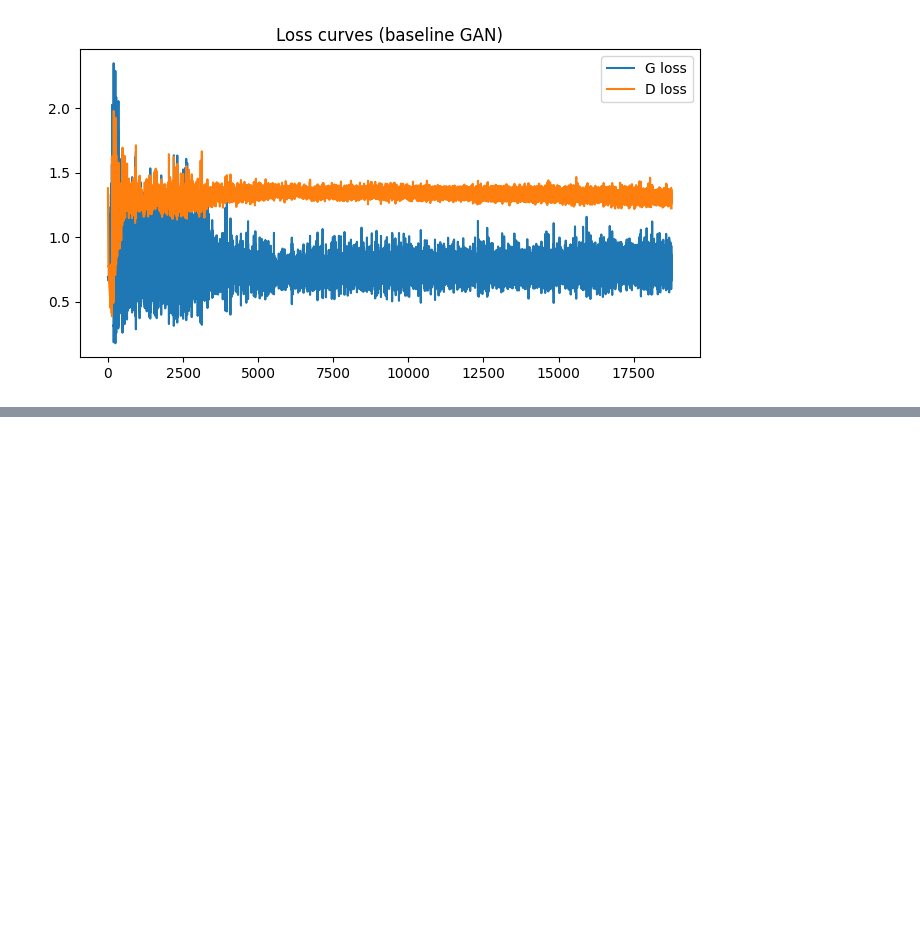
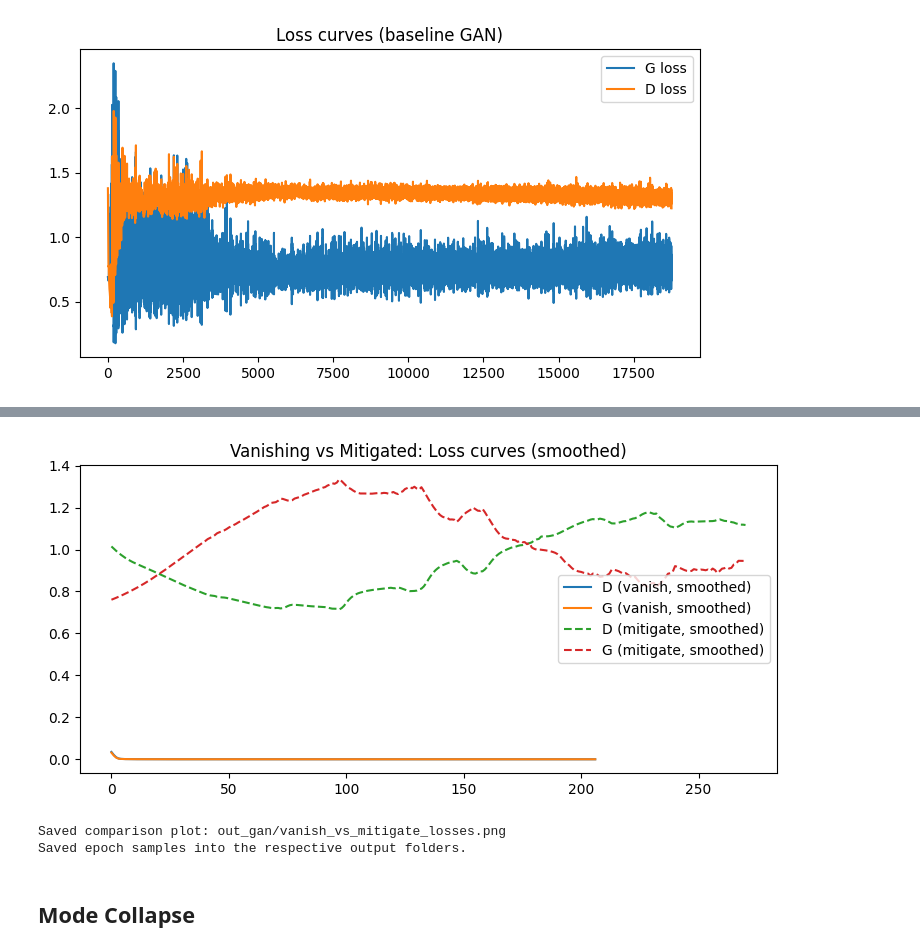
Before and after one commit to tk1475/ATML-PA0, a Jupyter notebook: notebooks/task3.ipynb, the cells around one changed output, grey strips where cells are left out. Saved outputs shown, nothing was run; the diff lists cells and outputs as text; code cells hidden in the pictures; blank space fills up the shorter version.

```diff
--- a/notebooks/task3.ipynb
+++ b/notebooks/task3.ipynb
@@ -158,0 +330,25 @@ plt.show()
+# %%
+vanish_cfg = {
+    "epochs": 8, "batch_size": 64, "z_dim":100,
+    # make D too strong:
+    "lr_d": 1e-3, "lr_g": 2e-4, "betas": (0.5,0.999),
+    "d_steps": 5, "use_non_saturating": False, "label_smoothing": None,
+    "use_subset": True, "subset_size": 2000
+}
+
+vanish_mitigate_cfg = {
+    "epochs": 10, "batch_size": 64, "z_dim":100,
+    "lr_d": 2e-4, "lr_g": 2e-4, "betas": (0.5,0.999),
+    "d_steps": 1, "use_non_saturating": True, "label_smoothing": 0.9,
+    "use_subset": True, "subset_size": 2000
+}
+
+# -------- run experiments --------
+out_vanish = make_outdir("vanish")
+out_vanish_m = make_outdir("vanish_mitigate")
+
+print("Running vanishing-grads inducing run (this should show D saturating)...")
+res_v = train_vanish_experiment(vanish_cfg, out_vanish)
+
+print("\nRunning mitigation run (label smoothing + non-sat G + balanced D/G)...")
+res_vm = train_vanish_experiment(vanish_mitigate_cfg, out_vanish_m)
@@ -158,0 +403,26 @@ plt.show()
+# %%
+loss_v = res_v["losses"]
+loss_vm = res_vm["losses"]
+
+def smooth_arr(x,w=50):
+    if len(x) < w: return np.array(x)
+    return np.convolve(x, np.ones(w)/w, mode='valid')
+
+plt.figure(figsize=(9,4))
+plt.plot(smooth_arr(loss_v["D"]), label="D (vanish, smoothed)")
+plt.plot(smooth_arr(loss_v["G"]), label="G (vanish, smoothed)")
+plt.plot(smooth_arr(loss_vm["D"]), '--', label="D (mitigate, smoothed)")
+plt.plot(smooth_arr(loss_vm["G"]), '--', label="G (mitigate, smoothed)")
+plt.legend()
+plt.title("Vanishing vs Mitigated: Loss curves (smoothed)")
+plt.savefig("out_gan/vanish_vs_mitigate_losses.png", bbox_inches="tight")
+plt.show()
+
+print("Saved comparison plot: out_gan/vanish_vs_mitigate_losses.png")
+print("Saved epoch samples into the respective output folders.")
+# %% [output]
+[figure, added]
+Saved comparison plot: out_gan/vanish_vs_mitigate_losses.png
+Saved epoch samples into the respective output folders.
+# %% [markdown]
+## Mode Collapse
```
Also changed, not shown: parts of 25 cells of this notebook.
